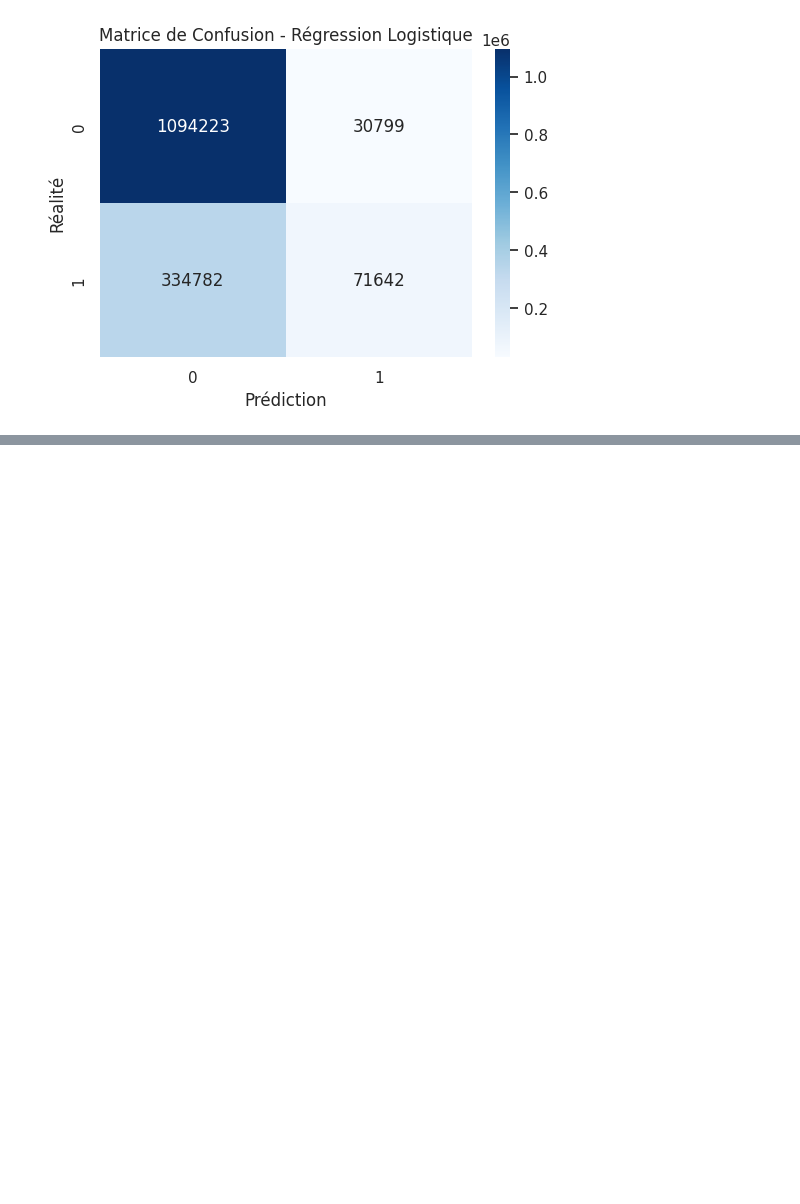
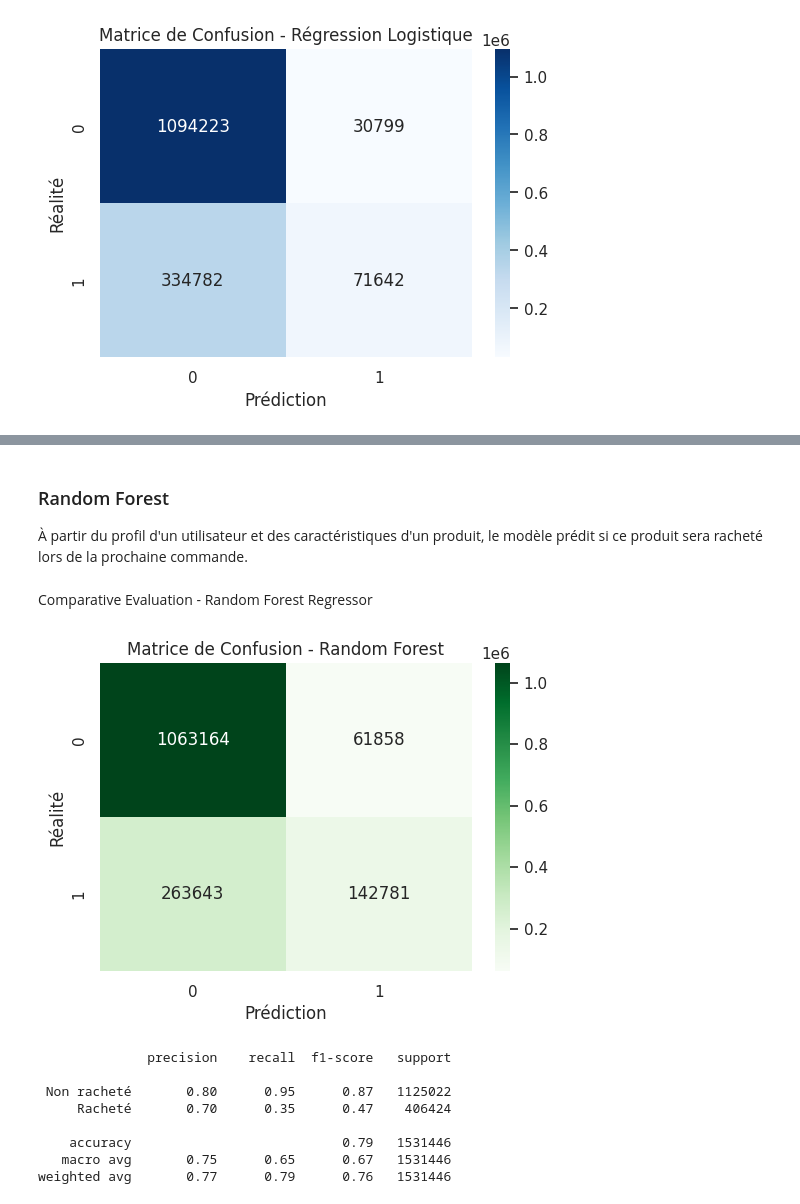
Before and after one commit to raph-bl/NextBuy, a Jupyter notebook: notebook.ipynb, the cells around one changed output, grey strips where cells are left out. Drawn from its saved outputs; the diff is of its cells as text; code cells hidden in the pictures; blank space fills up the shorter version.

Commit message:
feat(model): add Random Forest Regressor and model comparison

```diff
--- a/notebook.ipynb
+++ b/notebook.ipynb
@@ -273,0 +285,34 @@ plt.show()
+# %% [markdown]
+### Random Forest
+
+À partir du profil d'un utilisateur et des caractéristiques d'un produit, le modèle prédit si ce produit sera racheté lors de la prochaine commande.
+# %%
+from sklearn.ensemble import RandomForestClassifier
+
+rf = RandomForestClassifier(n_estimators=100, max_depth=10, random_state=42, n_jobs=-1)
+rf.fit(X_train, y_train)
+
+y_pred_rf = rf.predict(X_test)
+# %% [markdown]
+Comparative Evaluation - Random Forest Regressor
+# %%
+matrice_rf = confusion_matrix(y_test, y_pred_rf)
+
+plt.figure(figsize=(6, 4))
+sns.heatmap(matrice_rf, annot=True, fmt='d', cmap='Greens')
+plt.title('Matrice de Confusion - Random Forest')
+plt.ylabel('Réalité')
+plt.xlabel('Prédiction')
+plt.show()
+
+print(classification_report(y_test, y_pred_rf, target_names=['Non racheté', 'Racheté']))
+# %% [output]
+[figure, added]
+              precision    recall  f1-score   support
+
+ Non racheté       0.80      0.95      0.87   1125022
+     Racheté       0.70      0.35      0.47    406424
+
+    accuracy                           0.79   1531446
+   macro avg       0.75      0.65      0.67   1531446
+weighted avg       0.77      0.79      0.76   1531446
```
Also changed, not shown: parts of 6 cells of this notebook, 1 other file.
